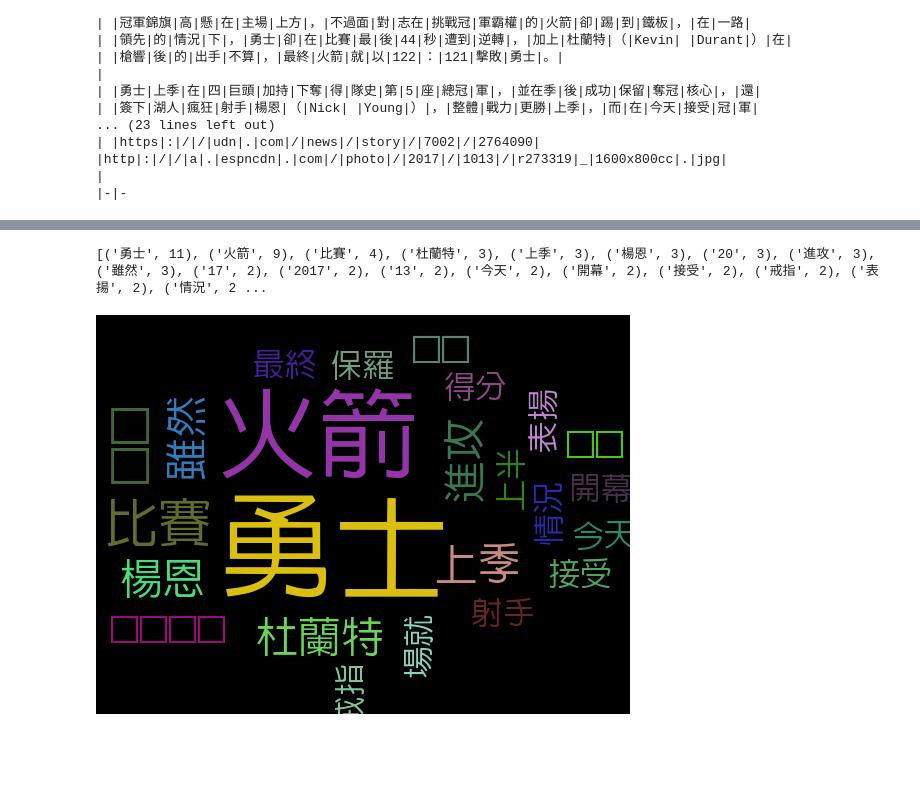
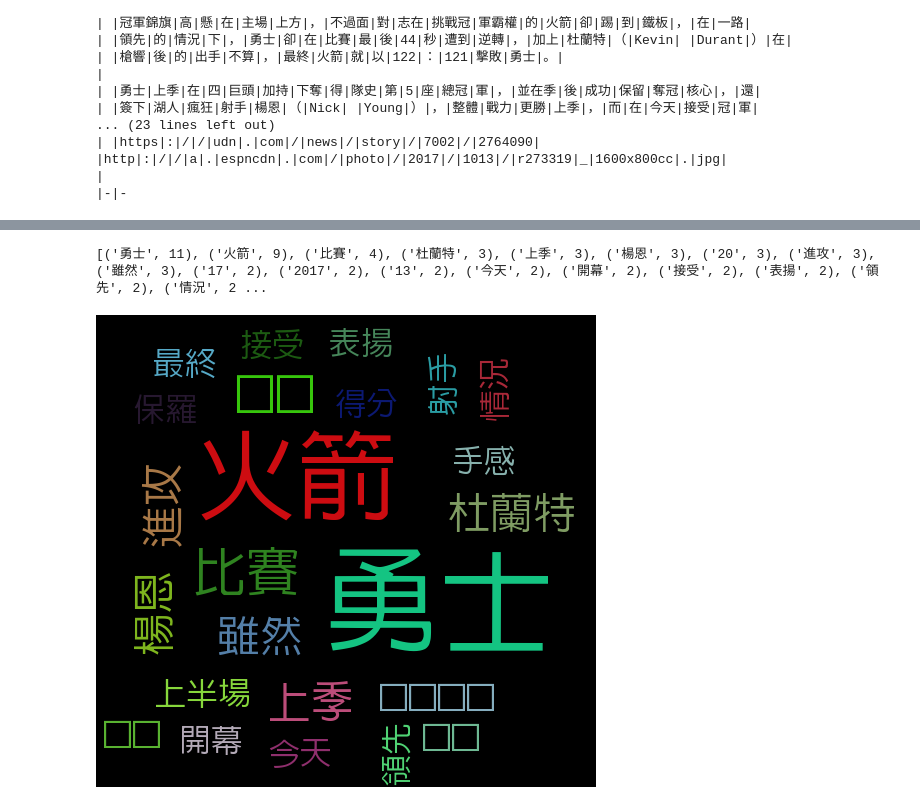
Before and after one commit to yufei-peng/Python_Speech, a Jupyter notebook: NBA.ipynb, the cells around one changed output, grey strips where cells are left out. Cells and saved outputs as stored; diff of their text form; code cells hidden in the pictures; blank space fills up the shorter version.

```diff
--- a/NBA.ipynb
+++ b/NBA.ipynb
@@ -181,3 +236,19 @@ NBA|／|打壞|勇士|領戒|興致| |火箭|上演|17|分逆|轉秀|
 |http|:|/|/|a|.|espncdn|.|com|/|photo|/|2017|/|1013|/|r273319|_|1600x800cc|.|jpg|
 |
 |-|-
+# %%
+print ('*'*10 + '加入自定義辭典' + '*'*10, '\n')
+jieba.add_word('表現最佳')
+jieba.add_word('大三元')
+jieba.add_word('中距離')
+jieba.add_word('犯規')
+jieba.add_word('上半場')
+jieba.add_word('領先')
+jieba.add_word('落後')
+jieba.add_word('衛冕軍')
+jieba.add_word('中距離')
+jieba.add_word('衛冕')
+jieba.add_word('冠軍戒指')
+jieba.add_word('輪替')
+words = jieba.cut(testText)
+print ("| ".join(words))
@@ -199,16 +306,28 @@ for wd in jieba.cut(testText):
 # %%
 from pytagcloud import create_tag_image, make_tags
 from IPython.display import Image
 
+# PyTagCloud 官方示範:  https://github.com/atizo/PyTagCloud
+
+# 添加中文字型教學,請搭配閱讀 https://kknews.cc/zh-tw/other/2bg5ay.html
+# 我的路徑 E:\ETL\ANACONDA\Lib\site-packages\pytagcloud\fonts
+# (1) 自行下載: 想要的字型.ttf 放到 font資料夾(上面是我的路徑,我去下載了'cwTeXHei-zhonly.tff')
+# (2) 修改 fonts.json文件
+# (3) 重開 jupyter notebook
+
+# 將算完詞頻後的dictionary依照值做排序，由大排到小
 sortefDic = [(k, worddic[k]) for k in sorted(worddic, key=worddic.get, reverse=True)]
 
+# 取前50大的字頻，去除字元數小於2的，將做無效字
 swd = [w for w in sortefDic[0:50] if len(w[0]) >= 2 and w != '']
 print(swd)
 
+# 將這些字當作是tag
 tags = make_tags(swd, maxsize=100)
 
-create_tag_image(tags, 'wc.png', size=(600, 400), fontname='cwTeXHei-zhonly', background=(0,0,0))
+# 把tag做成文字雲，圖片大小600*400，字體用google黑體，背景是黑色。因為cwTeXHei-zhonly只有中文，所以畫面上非中文會變成長方形框
+create_tag_image(tags, 'wc.png', size=(500, 500), fontname='cwTeXHei-zhonly', background=(0,0,0))
 Image(filename='wc.png')
 # %% [output]
-[('勇士', 11), ('火箭', 9), ('比賽', 4), ('杜蘭特', 3), ('上季', 3), ('楊恩', 3), ('20', 3), ('進攻', 3), ('雖然', 3), ('17', 2), ('2017', 2), ('13', 2), ('今天', 2), ('開幕', 2), ('接受', 2), ('戒指', 2), ('表揚', 2), ('情況', 2 ...
+[('勇士', 11), ('火箭', 9), ('比賽', 4), ('杜蘭特', 3), ('上季', 3), ('楊恩', 3), ('20', 3), ('進攻', 3), ('雖然', 3), ('17', 2), ('2017', 2), ('13', 2), ('今天', 2), ('開幕', 2), ('接受', 2), ('表揚', 2), ('領先', 2), ('情況', 2 ...
-[figure, old version]
+[figure, new version]
```
Also changed, not shown: parts of 20 cells of this notebook, 1 other file.
